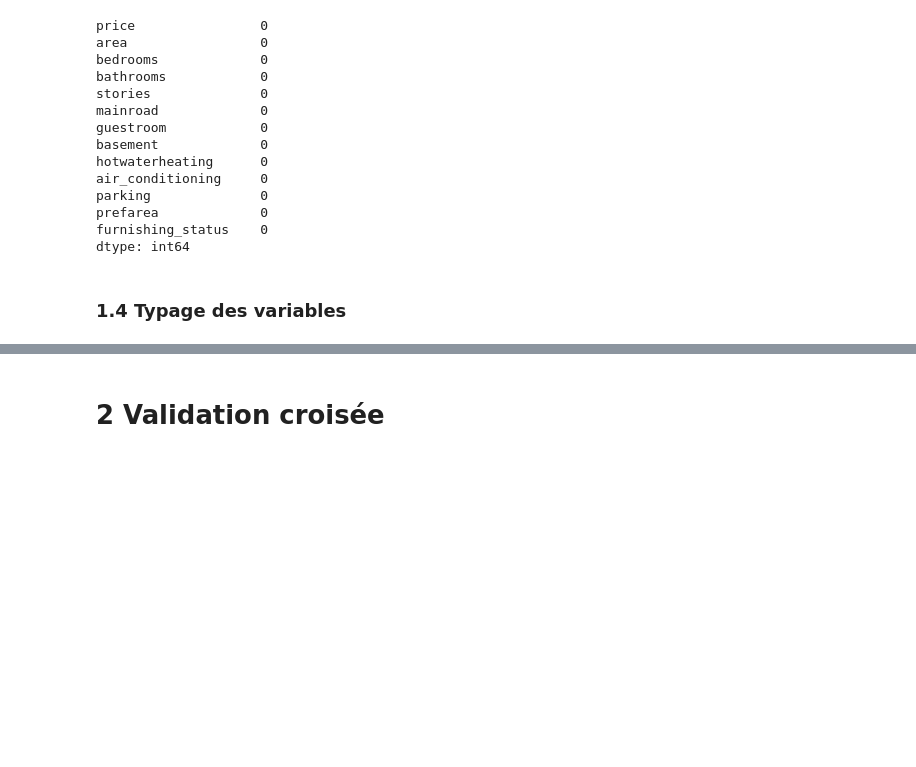
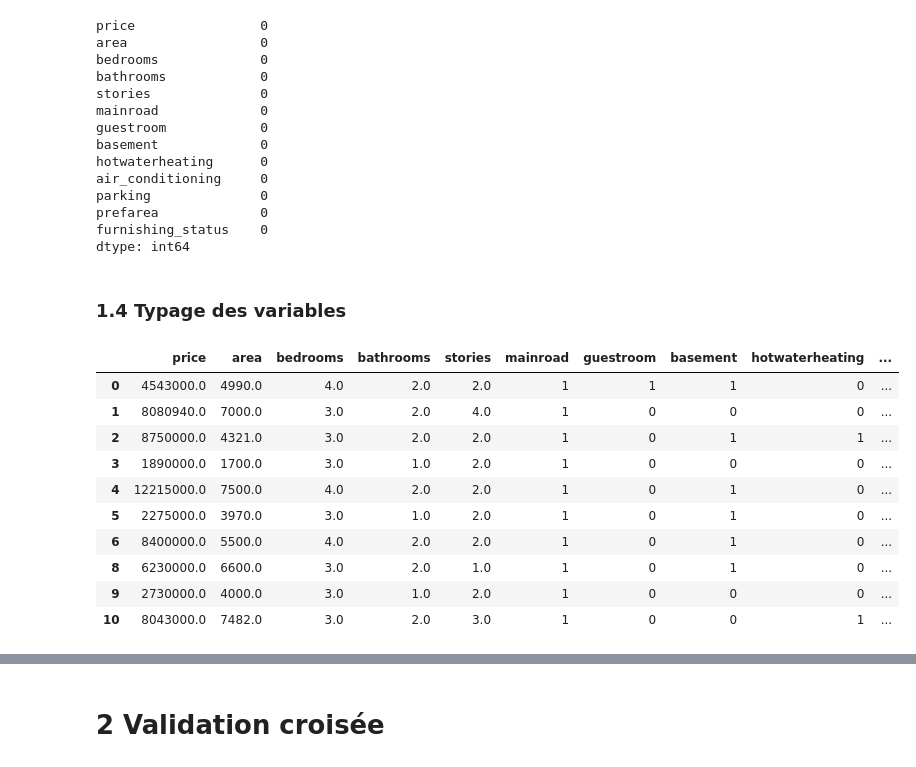
Before and after one commit to Rachadja/house_pricing, a Jupyter notebook: notebook.ipynb, the cells around one changed output, grey strips where cells are left out. Drawn from its saved outputs; the diff is of its cells as text; code cells hidden in the pictures; blank space fills up the shorter version.

```diff
--- a/notebook.ipynb
+++ b/notebook.ipynb
@@ -331,4 +323,20 @@ def variable_typing(data):
 
     return data
 # %%
+# ...
 df = variable_typing(df)
+
+# ...
+df.head(10)
+# %% [output]
+|  | price | area | bedrooms | bathrooms | stories | mainroad | guestroom | basement | hotwaterheating | ... |
+| 0 | 4543000.0 | 4990.0 | 4.0 | 2.0 | 2.0 | 1 | 1 | 1 | 0 | ... |
+| 1 | 8080940.0 | 7000.0 | 3.0 | 2.0 | 4.0 | 1 | 0 | 0 | 0 | ... |
+| 2 | 8750000.0 | 4321.0 | 3.0 | 2.0 | 2.0 | 1 | 0 | 1 | 1 | ... |
+| 3 | 1890000.0 | 1700.0 | 3.0 | 1.0 | 2.0 | 1 | 0 | 0 | 0 | ... |
+| 4 | 12215000.0 | 7500.0 | 4.0 | 2.0 | 2.0 | 1 | 0 | 1 | 0 | ... |
+| 5 | 2275000.0 | 3970.0 | 3.0 | 1.0 | 2.0 | 1 | 0 | 1 | 0 | ... |
+| 6 | 8400000.0 | 5500.0 | 4.0 | 2.0 | 2.0 | 1 | 0 | 1 | 0 | ... |
+| 8 | 6230000.0 | 6600.0 | 3.0 | 2.0 | 1.0 | 1 | 0 | 1 | 0 | ... |
+| 9 | 2730000.0 | 4000.0 | 3.0 | 1.0 | 2.0 | 1 | 0 | 0 | 0 | ... |
+| 10 | 8043000.0 | 7482.0 | 3.0 | 2.0 | 3.0 | 1 | 0 | 0 | 1 | ... |
```
Also changed, not shown: parts of 21 cells of this notebook.
